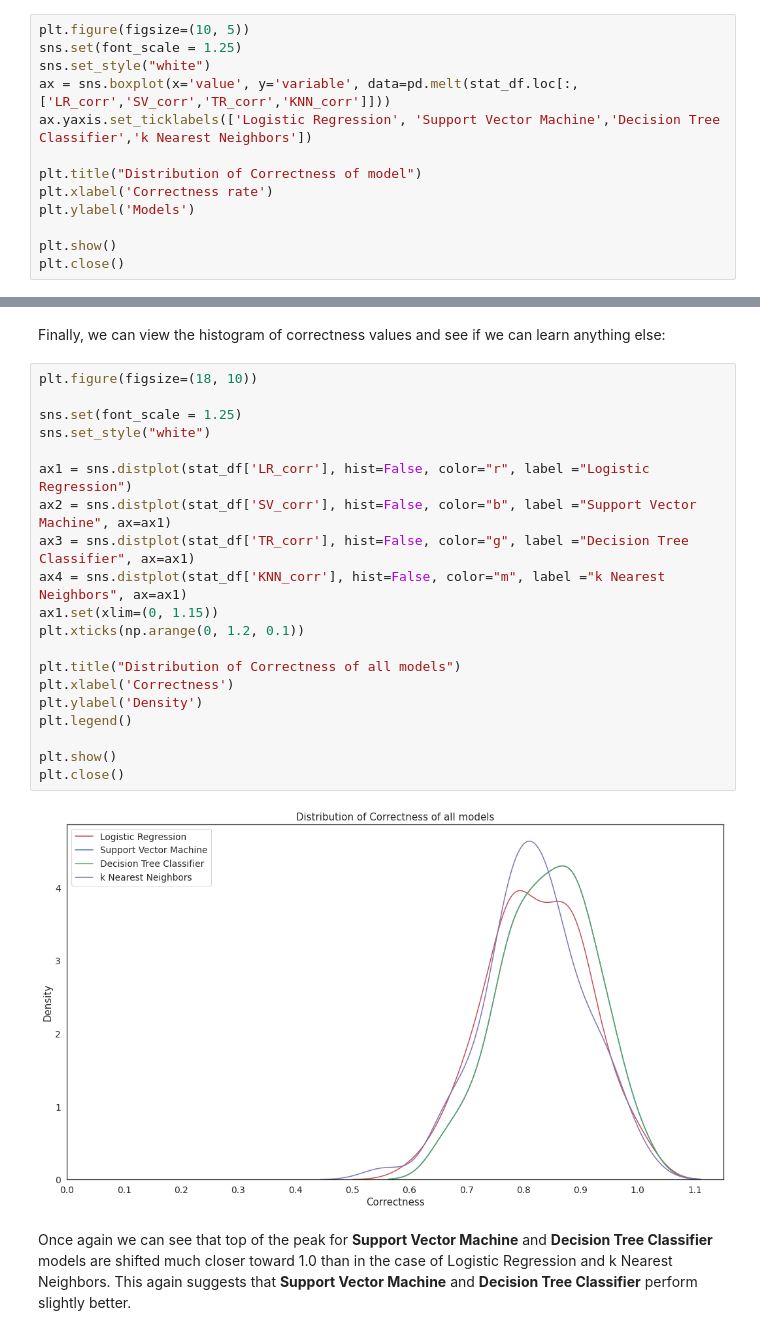
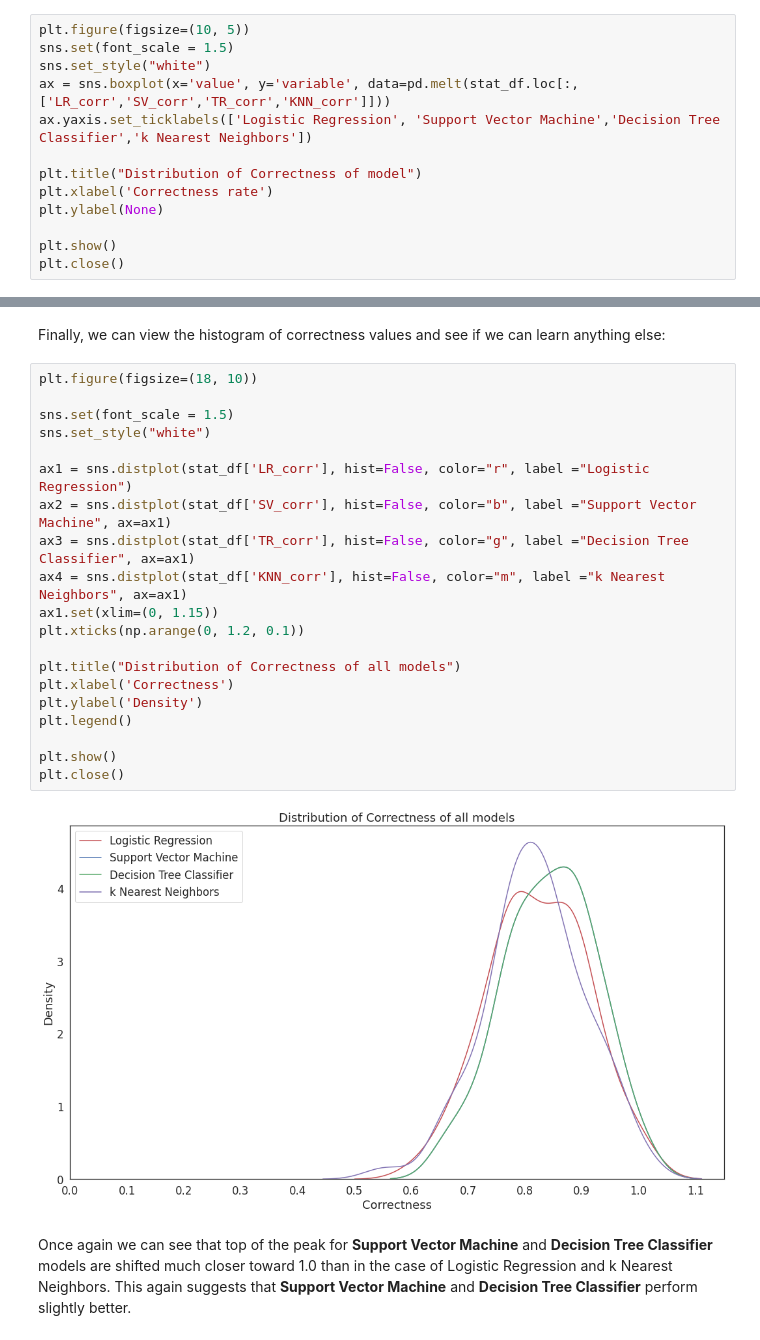
Before and after one commit to ljszatkowski/Applied-Data-Science-Capstone---Coursera, a Jupyter notebook: 09_Statistics_for_Predictive_Analysis.ipynb, the cells around one changed output, grey strips where cells are left out. Drawn from its saved outputs; the diff is of its cells as text.

```diff
--- a/09_Statistics_for_Predictive_Analysis.ipynb
+++ b/09_Statistics_for_Predictive_Analysis.ipynb
@@ -125,14 +125,14 @@ We can see that both **Support Vector Machine** and **Decision Tree Classifier**
 We can also examine Boxplot for the correctness of each model.
 # %%
 plt.figure(figsize=(10, 5))
-sns.set(font_scale = 1.25)
+sns.set(font_scale = 1.5)
 sns.set_style("white")
 ax = sns.boxplot(x='value', y='variable', data=pd.melt(stat_df.loc[:,['LR_corr','SV_corr','TR_corr','KNN_corr']]))
 ax.yaxis.set_ticklabels(['Logistic Regression', 'Support Vector Machine','Decision Tree Classifier','k Nearest Neighbors'])
 
 plt.title("Distribution of Correctness of model")
 plt.xlabel('Correctness rate')
-plt.ylabel('Models')
+plt.ylabel(None)
 
 plt.show()
 plt.close()
@@ -145,25 +145,25 @@ Finally, we can view the histogram of correctness values and see if we can learn
 # %%
 plt.figure(figsize=(18, 10))
 
-sns.set(font_scale = 1.25)
+sns.set(font_scale = 1.5)
 sns.set_style("white")
 
 ax1 = sns.distplot(stat_df['LR_corr'], hist=False, color="r", label ="Logistic Regression")
 ax2 = sns.distplot(stat_df['SV_corr'], hist=False, color="b", label ="Support Vector Machine", ax=ax1)
 ax3 = sns.distplot(stat_df['TR_corr'], hist=False, color="g", label ="Decision Tree Classifier", ax=ax1)
 ax4 = sns.distplot(stat_df['KNN_corr'], hist=False, color="m", label ="k Nearest Neighbors", ax=ax1)
 ax1.set(xlim=(0, 1.15))
 plt.xticks(np.arange(0, 1.2, 0.1))
 
 plt.title("Distribution of Correctness of all models")
 plt.xlabel('Correctness')
 plt.ylabel('Density')
 plt.legend()
 
 plt.show()
 plt.close()
 # %% [output]
-[figure, old version]
+[figure, new version]
 # %% [markdown]
 Once again we can see that top of the peak for **Support Vector Machine** and **Decision Tree Classifier** models are shifted much closer toward 1.0 than in the case of Logistic Regression and k Nearest Neighbors. This again suggests that **Support Vector Machine** and **Decision Tree Classifier** perform slightly better.
 # %% [markdown]
```
Also changed, not shown: parts of 6 cells of this notebook.
